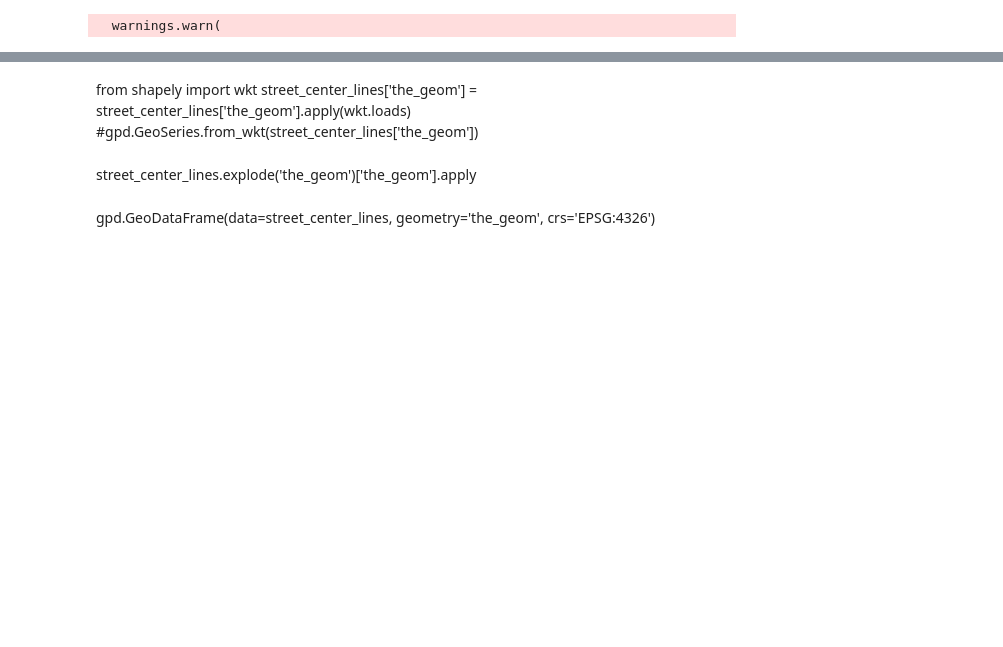
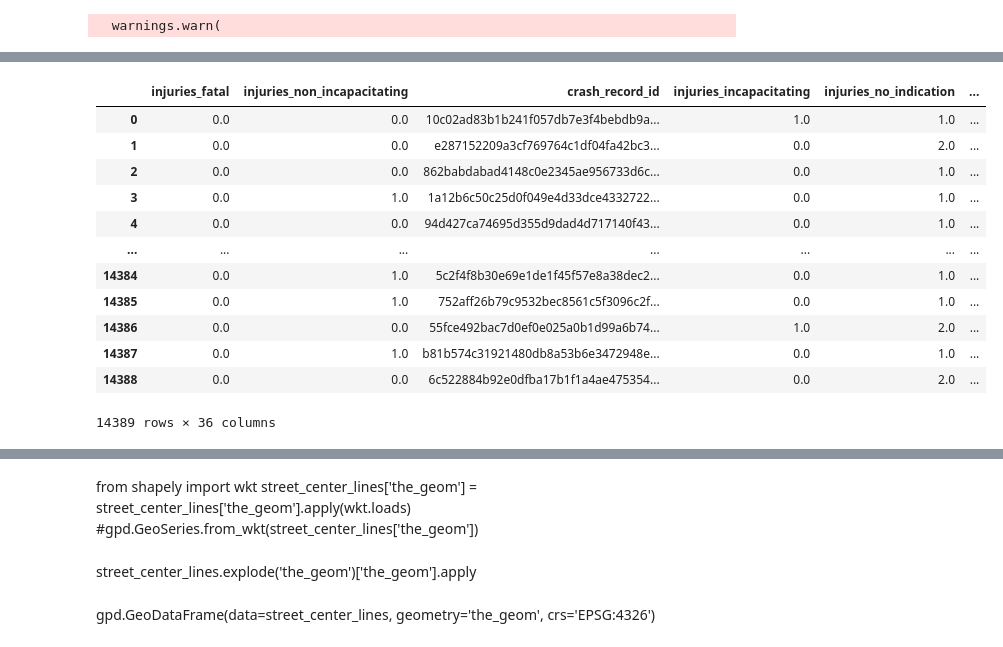
Before and after one commit to canderson197/Chicago-Traffic-Violence-Peds-Cyclists, a Jupyter notebook: data cleaning.ipynb, the cells around one changed output, grey strips where cells are left out. Cells and saved outputs as stored; diff of their text form; code cells hidden in the pictures; blank space fills up the shorter version.

```diff
--- a/data cleaning.ipynb
+++ b/data cleaning.ipynb
@@ -297,2 +256,2 @@ street_center_lines_geo['geometry'] = street_center_lines_geo['geometry'].to_crs
 # %%
-street_center_lines_geo.crs
+street_center_lines_geo = street_center_lines_geo[['geometry', 'class']]
@@ -366,0 +264,16 @@ Name: class, dtype: int64
+# %%
+crashes_ped_aug_df
+# %% [output]
+|  | injuries_fatal | injuries_non_incapacitating | crash_record_id | injuries_incapacitating | injuries_no_indication | ... |
+| 0 | 0.0 | 0.0 | 10c02ad83b1b241f057db7e3f4bebdb9a... | 1.0 | 1.0 | ... |
+| 1 | 0.0 | 0.0 | e287152209a3cf769764c1df04fa42bc3... | 0.0 | 2.0 | ... |
+| 2 | 0.0 | 0.0 | 862babdabad4148c0e2345ae956733d6c... | 0.0 | 1.0 | ... |
+| 3 | 0.0 | 1.0 | 1a12b6c50c25d0f049e4d33dce4332722... | 0.0 | 1.0 | ... |
+| 4 | 0.0 | 0.0 | 94d427ca74695d355d9dad4d717140f43... | 0.0 | 1.0 | ... |
+| ... | ... | ... | ... | ... | ... | ... |
+| 14384 | 0.0 | 1.0 | 5c2f4f8b30e69e1de1f45f57e8a38dec2... | 0.0 | 1.0 | ... |
+| 14385 | 0.0 | 1.0 | 752aff26b79c9532bec8561c5f3096c2f... | 0.0 | 1.0 | ... |
+| 14386 | 0.0 | 0.0 | 55fce492bac7d0ef0e025a0b1d99a6b74... | 1.0 | 2.0 | ... |
+| 14387 | 0.0 | 1.0 | b81b574c31921480db8a53b6e3472948e... | 0.0 | 1.0 | ... |
+| 14388 | 0.0 | 0.0 | 6c522884b92e0dfba17b1f1a4ae475354... | 0.0 | 2.0 | ... |
+14389 rows × 36 columns
```
Also changed, not shown: parts of 38 cells of this notebook.
